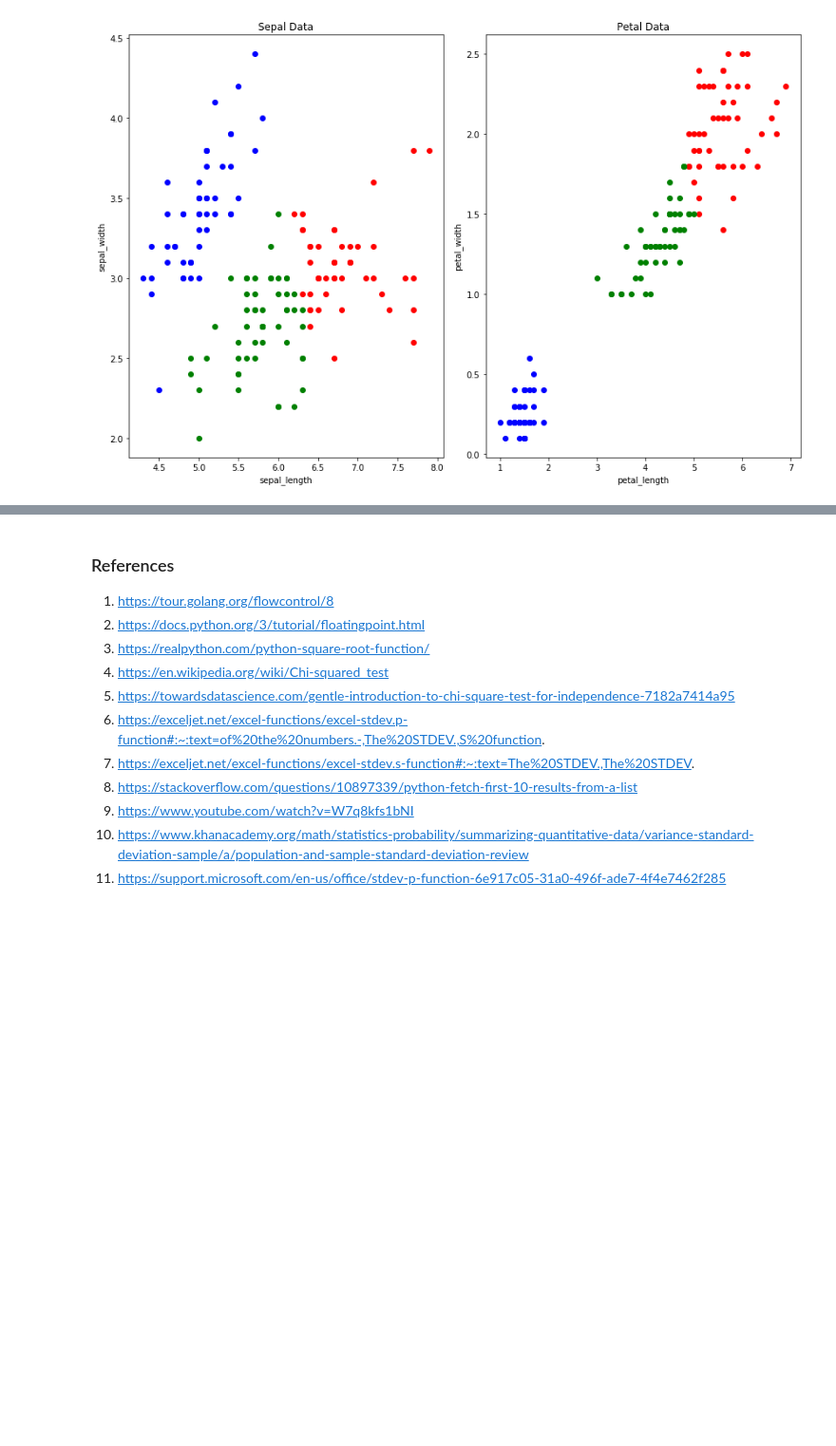
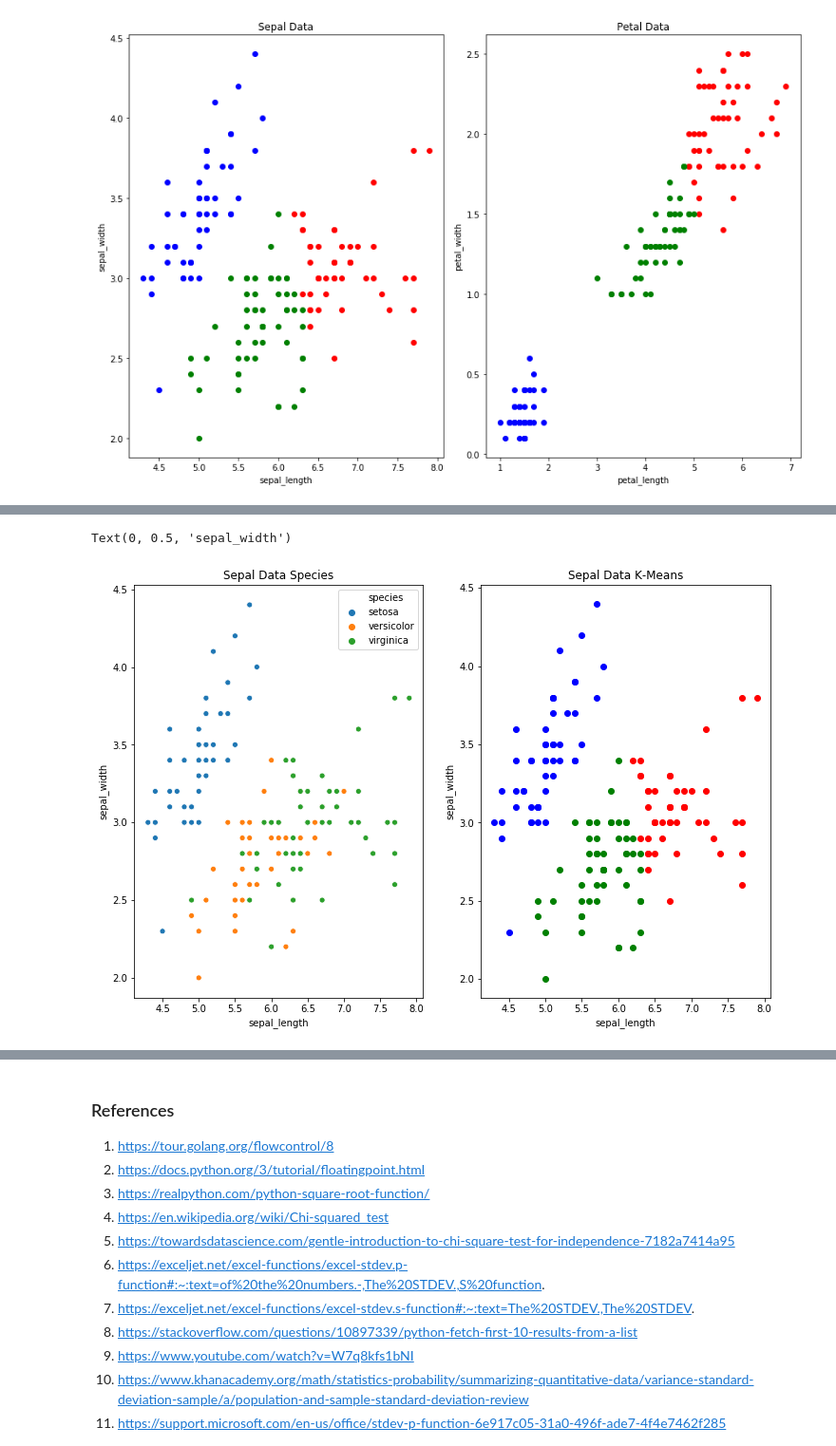
Before and after one commit to EoinStankard/Machine-Learning-Statistics-Tasks, a Jupyter notebook: MLS-Tasks2020.ipynb, the cells around one changed output, grey strips where cells are left out. Shown: that part at 95% size. Saved outputs shown, nothing was run; the diff lists cells and outputs as text; code cells hidden in the pictures; blank space fills up the shorter version.

Commit message:
Comparing dataset with k-means in task 4

```diff
--- a/MLS-Tasks2020.ipynb
+++ b/MLS-Tasks2020.ipynb
@@ -352,0 +363,18 @@ Text(0, 0.5, 'petal_width')
+# %%
+# Plot of the dataset grouped by species
+plt.figure(figsize = (12, 8))
+ax1 = plt.subplot(1,2,1)
+ax1.set_title('Sepal Data Species')
+sns.scatterplot(x ='sepal_length', y ='sepal_width',data =dfiris,hue="species" , ax= ax1);
+
+#K-means clustered plot
+plt.subplot(1, 2, 2)
+plt.plot(sepalData[kmeansSepal.labels_ == 0][:,0],sepalData[kmeansSepal.labels_ == 0][:,1], 'bo')
+plt.plot(sepalData[kmeansSepal.labels_ == 1][:,0],sepalData[kmeansSepal.labels_ == 1][:,1], 'ro')
+plt.plot(sepalData[kmeansSepal.labels_ == 2][:,0],sepalData[kmeansSepal.labels_ == 2][:,1], 'go')
+plt.title("Sepal Data K-Means")
+plt.xlabel("sepal_length")
+plt.ylabel("sepal_width")
+# %% [output]
+Text(0, 0.5, 'sepal_width')
+[figure, added]
```
Also changed, not shown: parts of 13 cells of this notebook.
